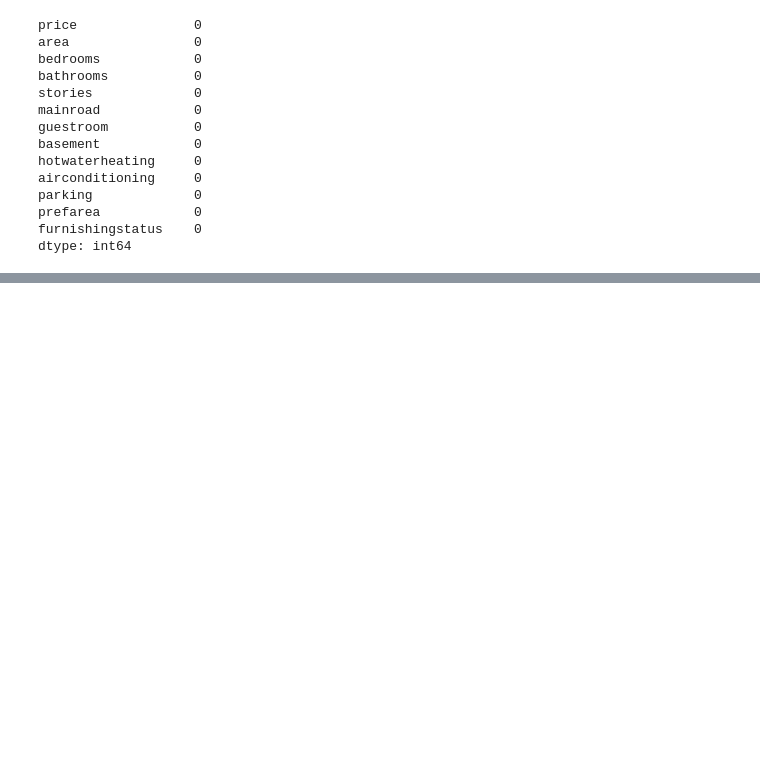
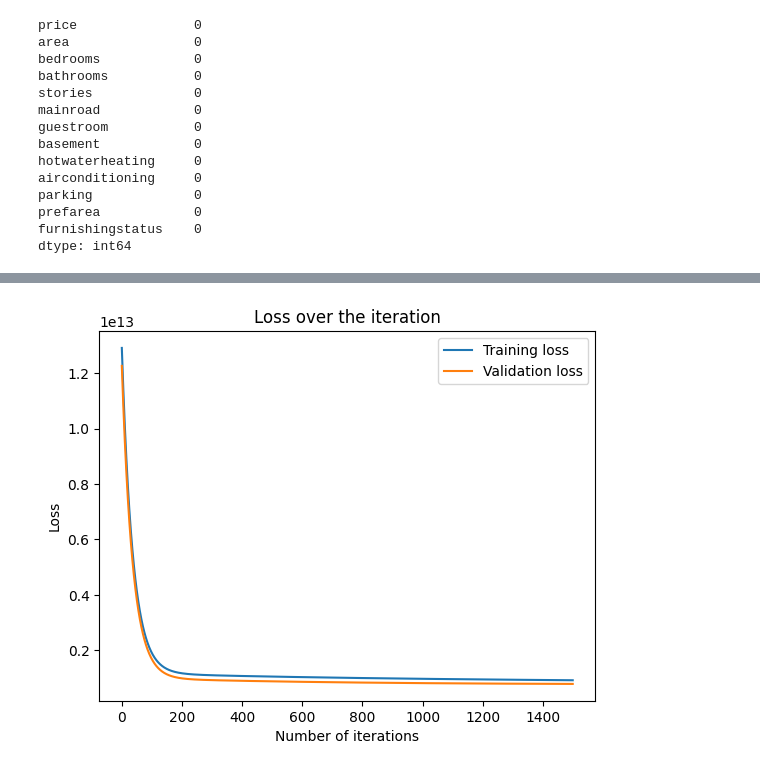
Before and after one commit to saikrishna1108/Introduction-to-Machine-Learning, a Jupyter notebook: Homework2.ipynb, the cells around one changed output, grey strips where cells are left out. Cells and saved outputs as stored; diff of their text form; code cells hidden in the pictures; blank space fills up the shorter version.

```diff
--- a/Homework2.ipynb
+++ b/Homework2.ipynb
@@ -538,0 +182,7 @@ plt.show()
+# %%
+from sklearn.preprocessing import MinMaxScaler
+scaler = MinMaxScaler()
+variables = ["area", "bedrooms", "bathrooms", "stories", "parking"]
+train[variables] = scaler.fit_transform(train[variables])
+test[variables] = scaler.fit_transform(test[variables])
+train.head()
@@ -538,0 +196,21 @@ plt.show()
+# %%
+x_train21 = train.iloc[:,1:]
+m = x_train21.shape[0]
+y_train21 = np.array(train.iloc[:,0],dtype=np.float128).reshape(m,1)
+x_train21 = np.array(x_train21,dtype=np.float128)
+f_col = np.ones((m,1))
+x_train21 = np.hstack((f_col,x_train21))
+# %%
+x_test21 = test.iloc[:,1:]
+m = x_test.shape[0]
+y_test21 = np.array(test.iloc[:,0],dtype=np.float128).reshape(m,1)
+x_test21 = np.array(x_test21,dtype=np.float128)
+f_col = np.ones((m,1))
+x_test21= np.hstack((f_col,x_test21))
+# %%
+theta = np.zeros(6).reshape(6,1)
+iterations = 1500
+learning_rate= 0.01
+theta21,cost121,cost221 = gradient_value(x_train21,x_test21,y_train21,y_test21,theta,iterations,learning_rate)
+print(theta21)
+print(cost121)
@@ -538,0 +226,10 @@ plt.show()
+# %%
+plt.plot([x for x in range(iterations)],cost121,label="Training loss")
+plt.plot([x for x in range(iterations)],cost221,label="Validation loss")
+plt.xlabel('Number of iterations')
+plt.ylabel('Loss')
+plt.title('Loss over the iteration')
+plt.legend()
+plt.show()
+# %% [output]
+[figure, added]
```
Also changed, not shown: parts of 60 cells of this notebook.
